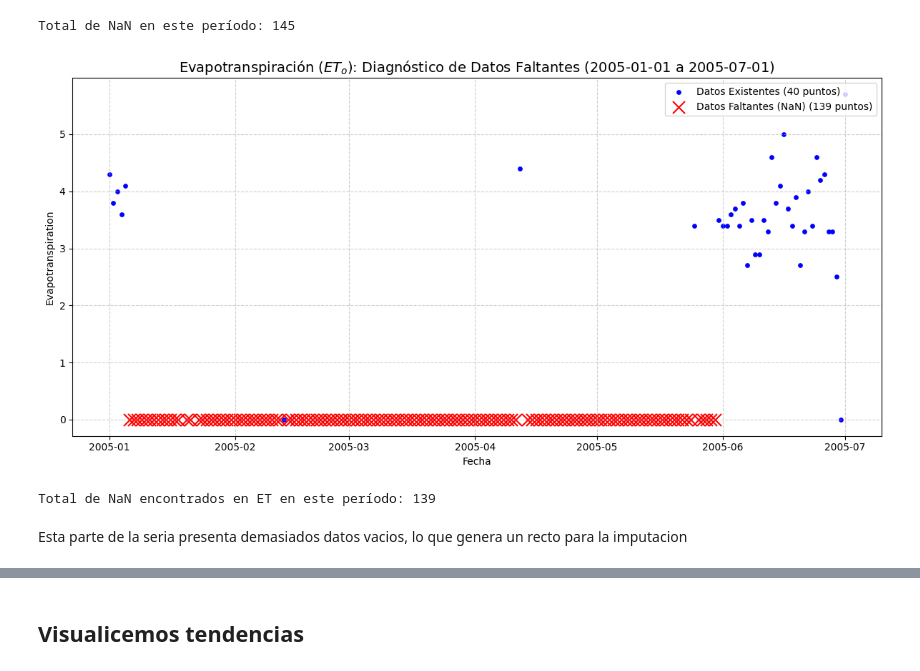
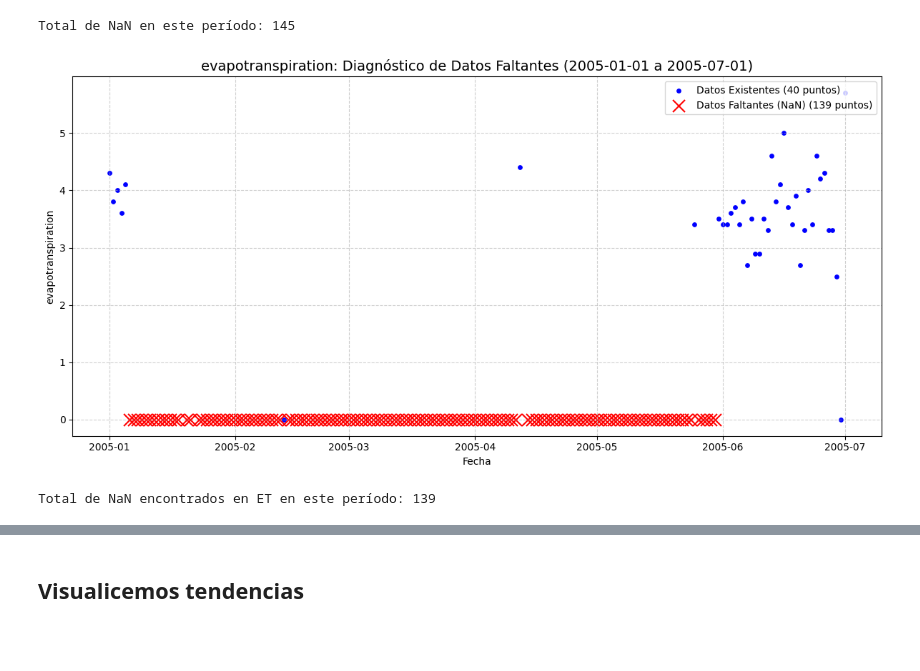
Before and after one commit to Laura9704/Fundamentos_MCD, a Jupyter notebook: Codigo_taller.ipynb, the cells around one changed output, grey strips where cells are left out. Drawn from its saved outputs; the diff is of its cells as text; code cells hidden in the pictures; blank space fills up the shorter version.

```diff
--- a/Codigo_taller.ipynb
+++ b/Codigo_taller.ipynb
@@ -1221,56 +1329,45 @@ print(f"Total de NaN en este período: {nan_values.shape[0]}")
 Total de NaN en este período: 145
 # %%
 df["date"] = pd.to_datetime(df["date"])
-df = df.sort_values("date") #
+df = df.sort_values("date")
+variable="evapotranspiration"
 # --- 1. FILTRAR EL PERÍODO DE INTERÉS ---
 start_date = '2005-01-01'
 end_date = '2005-07-01'
-
-# Crear un DataFrame filtrado para el período
 df_periodo = df[(df["date"] >= start_date) & (df["date"] <= end_date)].copy()
-
-# --- 2. PREPARAR PUNTOS FILTRADOS ---
-# Datos existentes (NO son NaN) en el período
-df_existentes = df_periodo[df_periodo["evapotranspiration"].notnull()].copy()
-
-# Datos faltantes (SÍ son NaN) en el período
-df_faltantes = df_periodo[df_periodo["evapotranspiration"].isnull()].copy()
-
-# 3. VISUALIZAR LA SERIE EN EL PERÍODO FILTRADO
+df_existentes = df_periodo[df_periodo[variable].notnull()].copy()
+df_faltantes = df_periodo[df_periodo[variable].isnull()].copy()
 plt.figure(figsize=(12, 6))
 
 # --- PLOT 1: Puntos Existentes (Azules) ---
 plt.scatter(df_existentes["date"],
-            df_existentes["evapotranspiration"],
+            df_existentes[variable],
             color='blue',
             s=15, # Aumentamos el tamaño para mejor visibilidad
             label=f'Datos Existentes ({len(df_existentes)} puntos)')
 
 # --- PLOT 2: Puntos Faltantes (Rojos) ---
 if not df_faltantes.empty:
-    # Posicionamos las 'X' rojas en y=0
     plt.scatter(df_faltantes["date"],
                 [0] * len(df_faltantes),
                 color='red',
                 marker='x',
                 s=150, # Aumentamos el tamaño
                 label=f'Datos Faltantes (NaN) ({len(df_faltantes)} puntos)')
 else:
-    print(f"¡No se encontraron NaN en evapotranspiration en el período {start_date} a {end_date}!")
+    print(f"¡No se encontraron NaN en {variable} en el período {start_date} a {end_date}!")
 
 
-plt.title(f"Evapotranspiración ($ET_o$): Diagnóstico de Datos Faltantes ({start_date} a {end_date})", fontsize=14)
+plt.title(f"{variable}: Diagnóstico de Datos Faltantes ({start_date} a {end_date})", fontsize=14)
 plt.xlabel("Fecha")
-plt.ylabel("Evapotranspiration")
+plt.ylabel(variable)
 plt.legend(loc='upper right')
 plt.grid(True, linestyle="--", alpha=0.6)
 plt.tight_layout()
 plt.show()
 
 # 4. Diagnóstico de Fechas Específicas
 print(f"Total de NaN encontrados en ET en este período: {df_faltantes.shape[0]}")
 # %% [output]
-[figure, old version]
+[figure, new version]
 Total de NaN encontrados en ET en este período: 139
-# %% [markdown]
-Esta parte de la seria presenta demasiados datos vacios, lo que genera un recto para la imputacion
```
Also changed, not shown: parts of 16 cells of this notebook.
